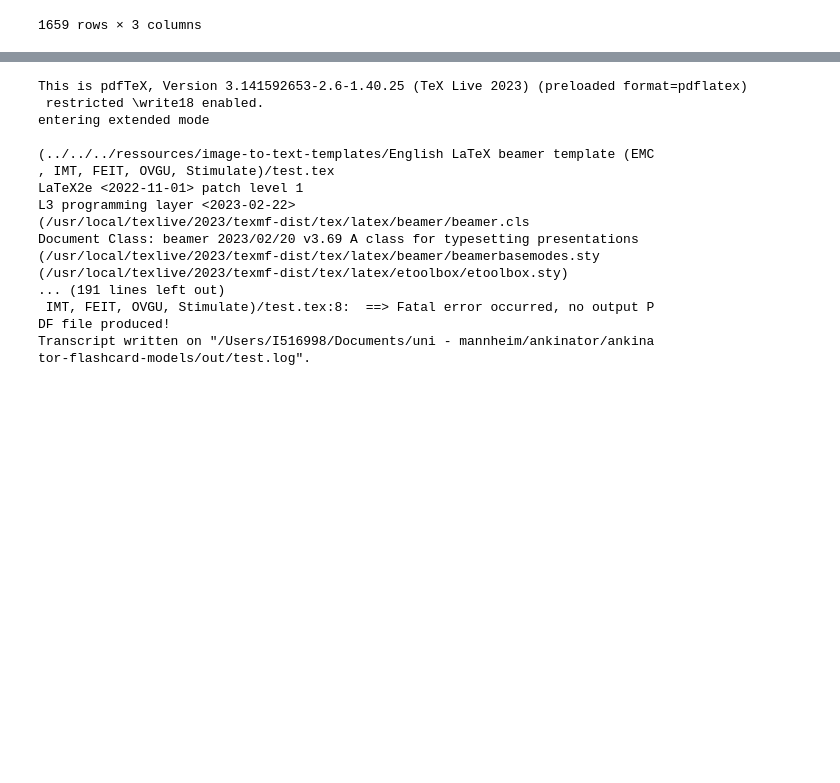
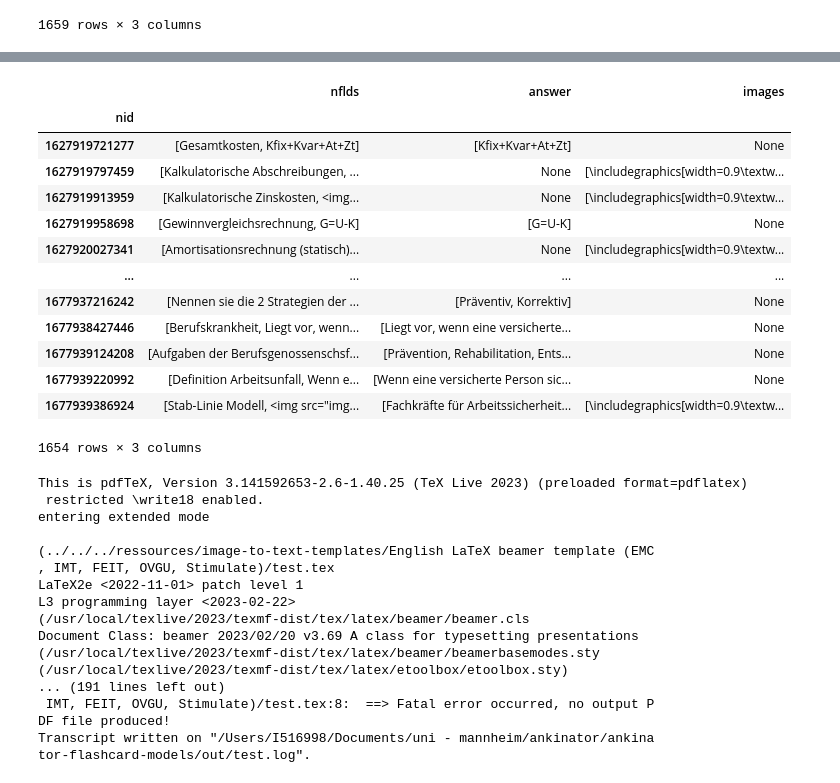
Before and after one commit to Ankinator/ankinator-flashcard-models, a Jupyter notebook: notebooks/models/image-to-text/Image-to-text-pretraining-dataset.ipynb, the cells around one changed output, grey strips where cells are left out. Cells and saved outputs as stored; diff of their text form; code cells hidden in the pictures; blank space fills up the shorter version.

```diff
--- a/notebooks/models/image-to-text/Image-to-text-pretraining-dataset.ipynb
+++ b/notebooks/models/image-to-text/Image-to-text-pretraining-dataset.ipynb
@@ -101,8 +102,8 @@ def process_images(x: List[str]) -> Union[str,None]:
 
 	return None
 # %%
-df["answer"] = df.nflds.apply(lambda x: process_answers(x))
-df["images"] = df.nflds.apply(lambda x: process_images(x))
+df["answer"] = df.nflds.swifter.apply(lambda x: process_answers(x))
+df["images"] = df.nflds.swifter.apply(lambda x: process_images(x))
 df
 # %% [output]
 |  | nflds | answer | images |
@@ -122,3 +133,21 @@ df
+# %%
+df.drop(df.loc[(df.answer.isnull()) & (df.images.isnull())].index, inplace=True)
+df
+# %% [output]
+|  | nflds | answer | images |
+| nid |  |  |  |
+| 1627919721277 | [Gesamtkosten, Kfix+Kvar+At+Zt] | [Kfix+Kvar+At+Zt] | None |
+| 1627919797459 | [Kalkulatorische Abschreibungen, ... | None | [\includegraphics[width=0.9\textw... |
+| 1627919913959 | [Kalkulatorische Zinskosten, <img... | None | [\includegraphics[width=0.9\textw... |
+| 1627919958698 | [Gewinnvergleichsrechnung, G=U-K] | [G=U-K] | None |
+| 1627920027341 | [Amortisationsrechnung (statisch)... | None | [\includegraphics[width=0.9\textw... |
+| ... | ... | ... | ... |
+| 1677937216242 | [Nennen sie die 2 Strategien der ... | [Präventiv, Korrektiv] | None |
+| 1677938427446 | [Berufskrankheit, Liegt vor, wenn... | [Liegt vor, wenn eine versicherte... | None |
+| 1677939124208 | [Aufgaben der Berufsgenossenschsf... | [Prävention, Rehabilitation, Ents... | None |
+| 1677939220992 | [Definition Arbeitsunfall, Wenn e... | [Wenn eine versicherte Person sic... | None |
+| 1677939386924 | [Stab-Linie Modell, <img src="img... | [Fachkräfte für Arbeitssicherheit... | [\includegraphics[width=0.9\textw... |
+1654 rows × 3 columns
 # %%
 template = latex_jinja_env.get_template('/English LaTeX beamer template (EMC, IMT, FEIT, OVGU, Stimulate)/main.tex')
 render = template.render(data=df.iloc[50:70])
```
Also changed, not shown: parts of 2 cells of this notebook, 1 other file.
